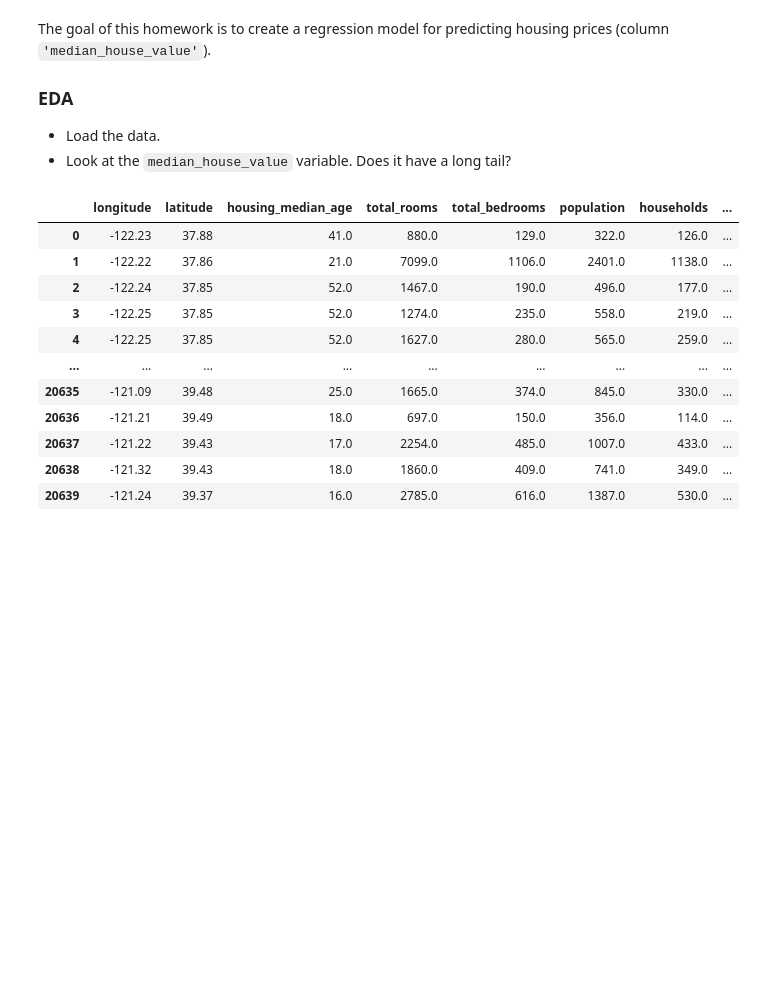
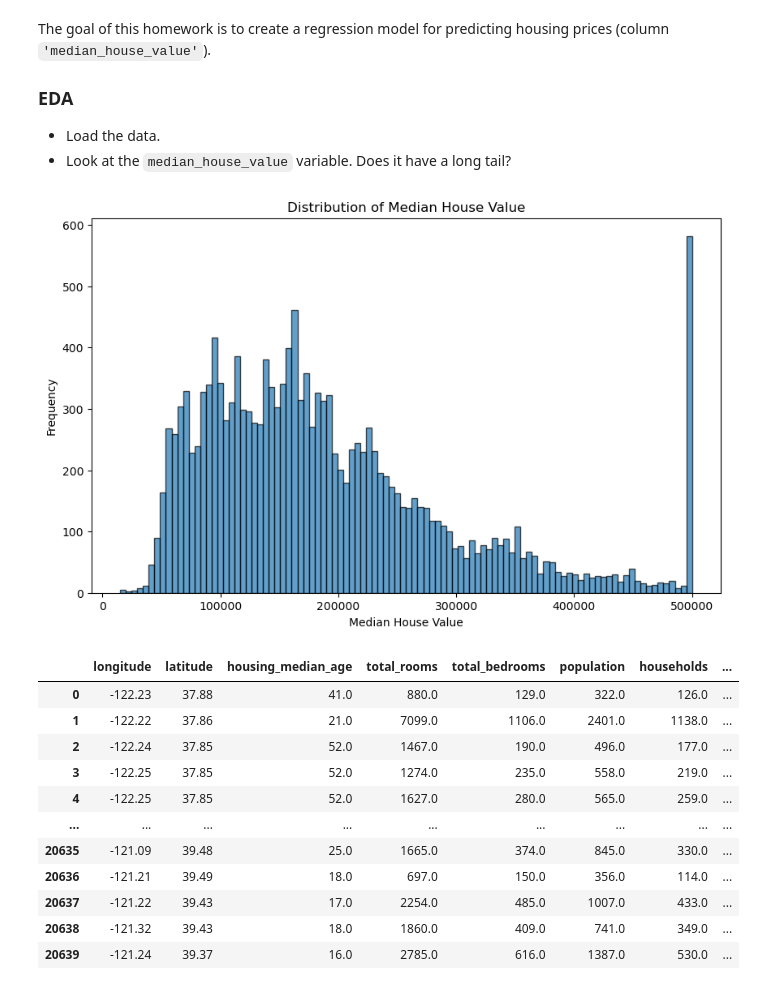
Before and after one commit to swan-aung/machine-learning-zoomcamp, a Jupyter notebook: 02-regression/homework_week2.ipynb, the cells around one changed output. Cells and saved outputs as stored; diff of their text form; code cells hidden in the pictures; blank space fills up the shorter version.

```diff
--- a/02-regression/homework_week2.ipynb
+++ b/02-regression/homework_week2.ipynb
@@ -29,6 +29,18 @@ from sklearn.model_selection import train_test_split
 import numpy as np
 # %%
 df = pd.read_csv('https://raw.githubusercontent.com/alexeygrigorev/datasets/master/housing.csv')
+# %%
+import matplotlib.pyplot as plt
+
+# Plot a histogram of the median_house_value
+plt.figure(figsize=(10, 6))
+plt.hist(df['median_house_value'], bins=100, edgecolor='black', alpha=0.7)
+plt.xlabel('Median House Value')
+plt.ylabel('Frequency')
+plt.title('Distribution of Median House Value')
+plt.show()
+# %% [output]
+[figure, added]
 # %%
 df
 # %% [output]
```
Also changed, not shown: parts of 21 cells of this notebook.
